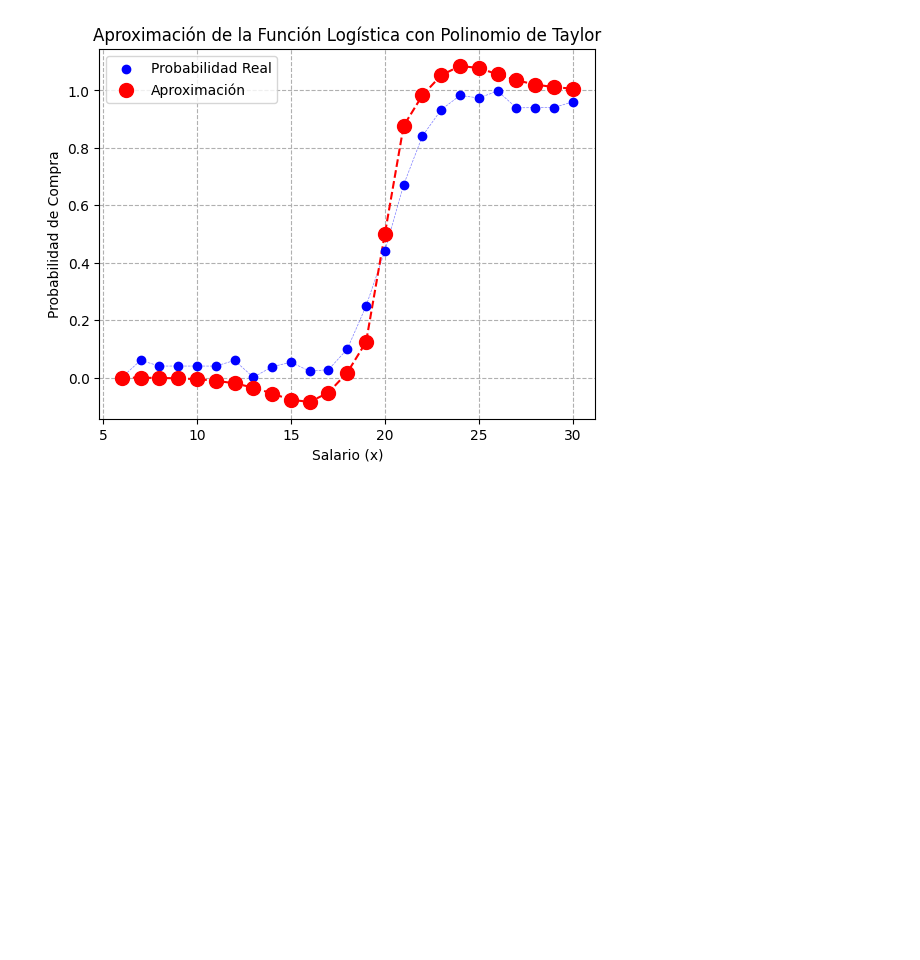
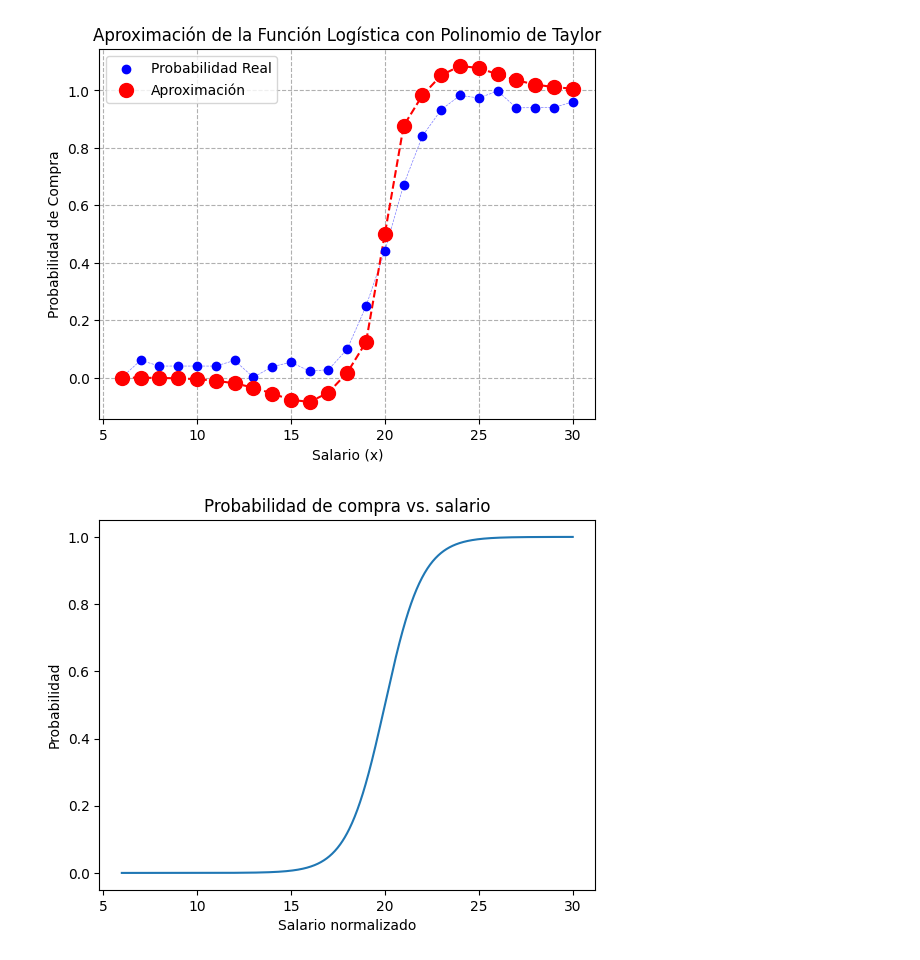
Before and after one commit to AleR26/ColabFiles, a Jupyter notebook: sentimientoAcumulado.ipynb, the cells around one changed output. Drawn from its saved outputs; the diff is of its cells as text; code cells hidden in the pictures; blank space fills up the shorter version.

```diff
--- a/sentimientoAcumulado.ipynb
+++ b/sentimientoAcumulado.ipynb
@@ -183,3 +183,21 @@ plt.grid(True, linestyle='--')
 plt.show()
 # %% [output]
 [figure]
+# %%
+import numpy as np
+## Defincición de la función
+def f(x):
+    return 1 / (1 + np.exp(-(x - s0)))
+# %%
+a = df['salario en miles'].min()
+b = df['salario en miles'].max()
+s0 = 20
+N = 1000
+x = np.linspace(a, b, N)
+plt.plot(x, f(x))
+plt.title("Probabilidad de compra vs. salario")
+plt.xlabel("Salario normalizado")
+plt.ylabel("Probabilidad")
+plt.show()
+# %% [output]
+[figure, added]
```
Also changed, not shown: parts of 4 cells of this notebook.
